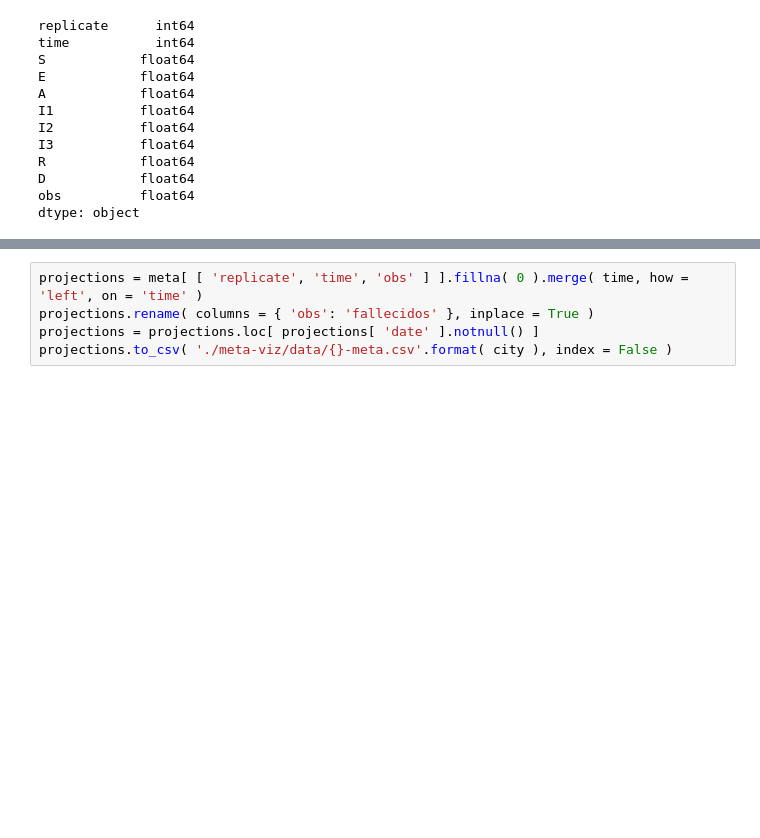
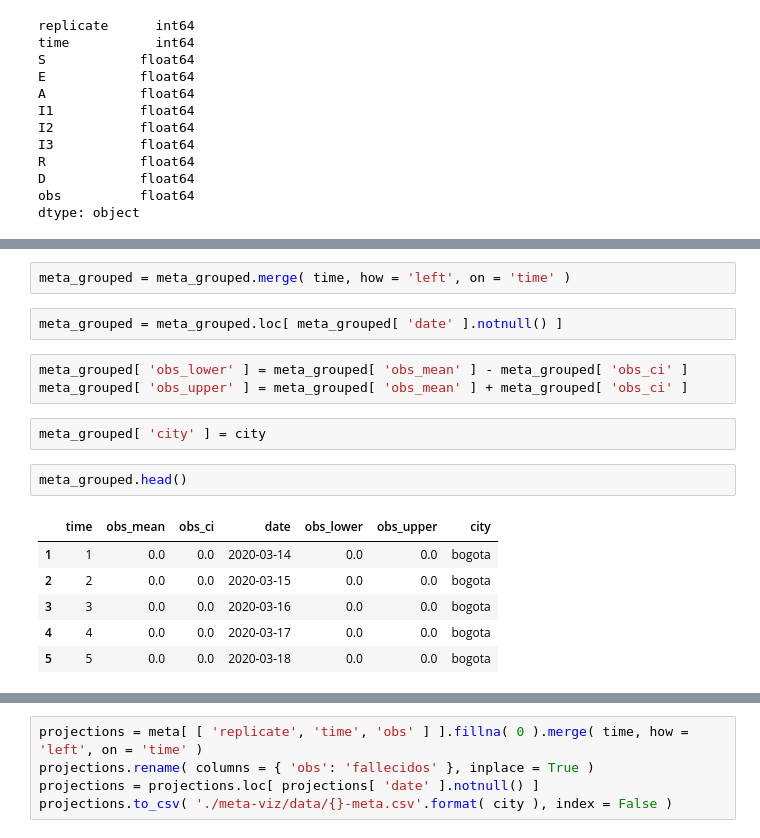
Before and after one commit to andrespd1/siscovid, a Jupyter notebook: Meta.ipynb, the cells around one changed output, grey strips where cells are left out. Saved outputs shown, nothing was run; the diff lists cells and outputs as text; blank space fills up the shorter version.

```diff
--- a/Meta.ipynb
+++ b/Meta.ipynb
@@ -82,0 +89,18 @@ meta.head( 20 )
+# %%
+meta_grouped = meta_grouped.merge( time, how = 'left', on = 'time' )
+# %%
+meta_grouped = meta_grouped.loc[ meta_grouped[ 'date' ].notnull() ]
+# %%
+meta_grouped[ 'obs_lower' ] = meta_grouped[ 'obs_mean' ] - meta_grouped[ 'obs_ci' ]
+meta_grouped[ 'obs_upper' ] = meta_grouped[ 'obs_mean' ] + meta_grouped[ 'obs_ci' ]
+# %%
+meta_grouped[ 'city' ] = city
+# %%
+meta_grouped.head()
+# %% [output]
+|  | time | obs_mean | obs_ci | date | obs_lower | obs_upper | city |
+| 1 | 1 | 0.0 | 0.0 | 2020-03-14 | 0.0 | 0.0 | bogota |
+| 2 | 2 | 0.0 | 0.0 | 2020-03-15 | 0.0 | 0.0 | bogota |
+| 3 | 3 | 0.0 | 0.0 | 2020-03-16 | 0.0 | 0.0 | bogota |
+| 4 | 4 | 0.0 | 0.0 | 2020-03-17 | 0.0 | 0.0 | bogota |
+| 5 | 5 | 0.0 | 0.0 | 2020-03-18 | 0.0 | 0.0 | bogota |
```
Also changed, not shown: parts of 12 cells of this notebook, 17 other files.
